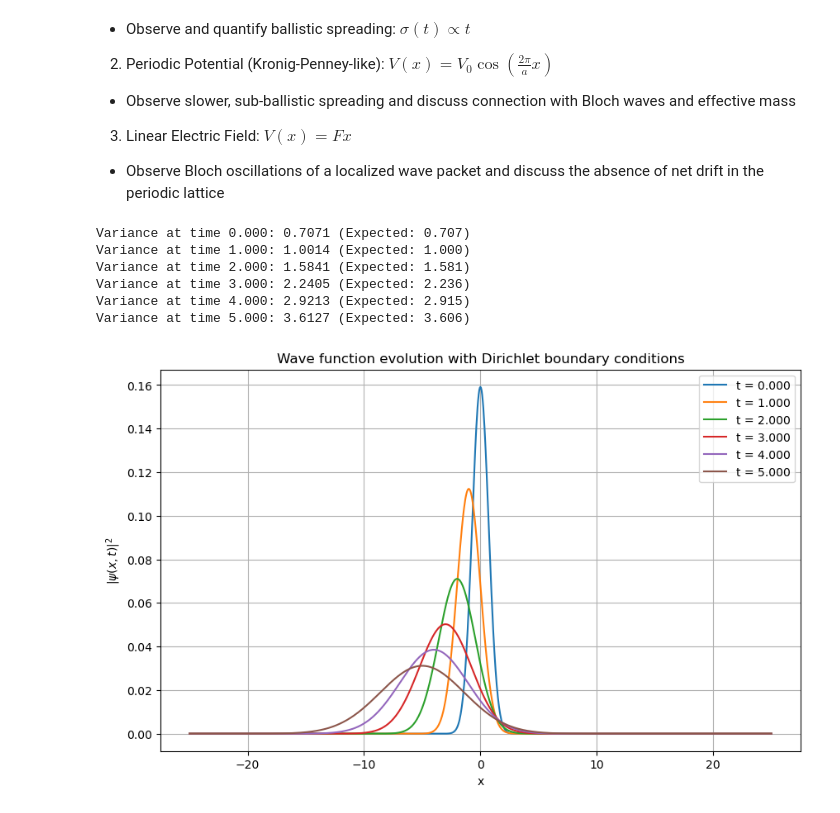
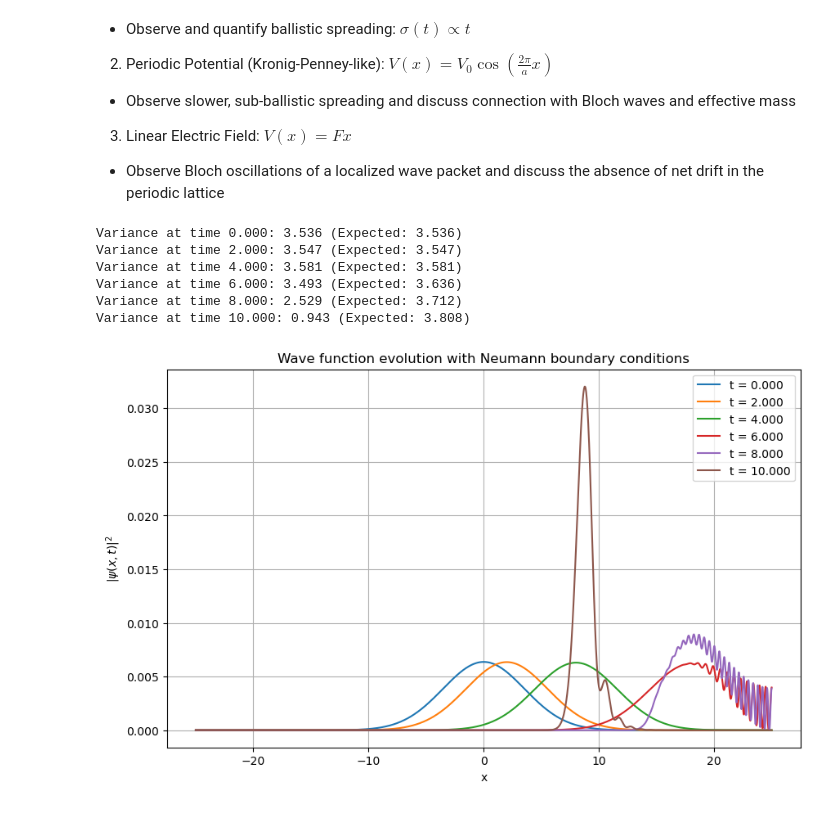
Before and after one commit to darioliotta/Quantum-Information-Project, a Jupyter notebook: try.ipynb, the cells around one changed output. Saved outputs shown, nothing was run; the diff lists cells and outputs as text; code cells hidden in the pictures.

```diff
--- a/try.ipynb
+++ b/try.ipynb
@@ -501,23 +590,27 @@ def schrodinger_equation_solution(L, nx, x0, sigma, k0, T, dt, hbar = 1.0, m = 1
     plt.show()
 # %%
 schrodinger_equation_solution(
-    L       = 50.0,
-    nx      = 1000,
-    x0      = 0.0,
-    sigma   = 1.0,
-    k0      = 1.0,
-    T       = 5.0,
-    dt      = 0.001,
-    hbar    = 1.0,
-    m       = 1.0,
-    bc      = "Dirichlet",
-    n_plots = 6
+    L              = 50.0,
+    nx             = 2000,
+    x0             = 0.0,
+    sigma          = 5.0,
+    k0             = 0.0,
+    T              = 10.0,
+    dt             = 0.001,
+    hbar           = 1.0,
+    m              = 1.0,
+    bc             = "Neumann",
+    potential_type = "Linear",
+    V0             = 1.0,
+    a              = 2.0,
+    F              = 1.0,
+    n_plots        = 6
 )
 # %% [output]
-Variance at time 0.000: 0.7071 (Expected: 0.707)
-Variance at time 1.000: 1.0014 (Expected: 1.000)
-Variance at time 2.000: 1.5841 (Expected: 1.581)
-Variance at time 3.000: 2.2405 (Expected: 2.236)
-Variance at time 4.000: 2.9213 (Expected: 2.915)
-Variance at time 5.000: 3.6127 (Expected: 3.606)
+Variance at time 0.000: 3.536 (Expected: 3.536)
+Variance at time 2.000: 3.547 (Expected: 3.547)
+Variance at time 4.000: 3.581 (Expected: 3.581)
+Variance at time 6.000: 3.493 (Expected: 3.636)
+Variance at time 8.000: 2.529 (Expected: 3.712)
+Variance at time 10.000: 0.943 (Expected: 3.808)
-[figure, old version]
+[figure, new version]
```
Also changed, not shown: parts of 5 cells of this notebook.
